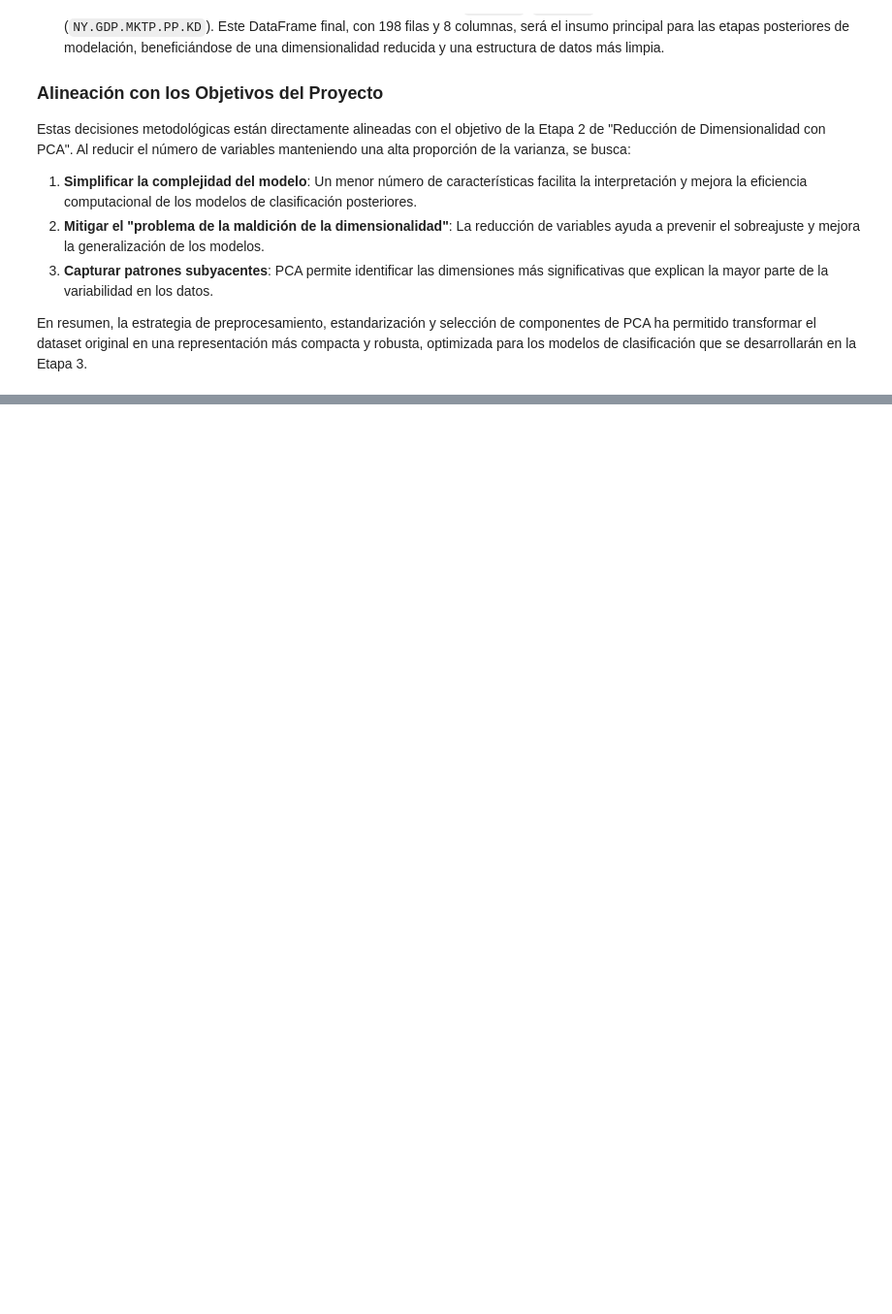
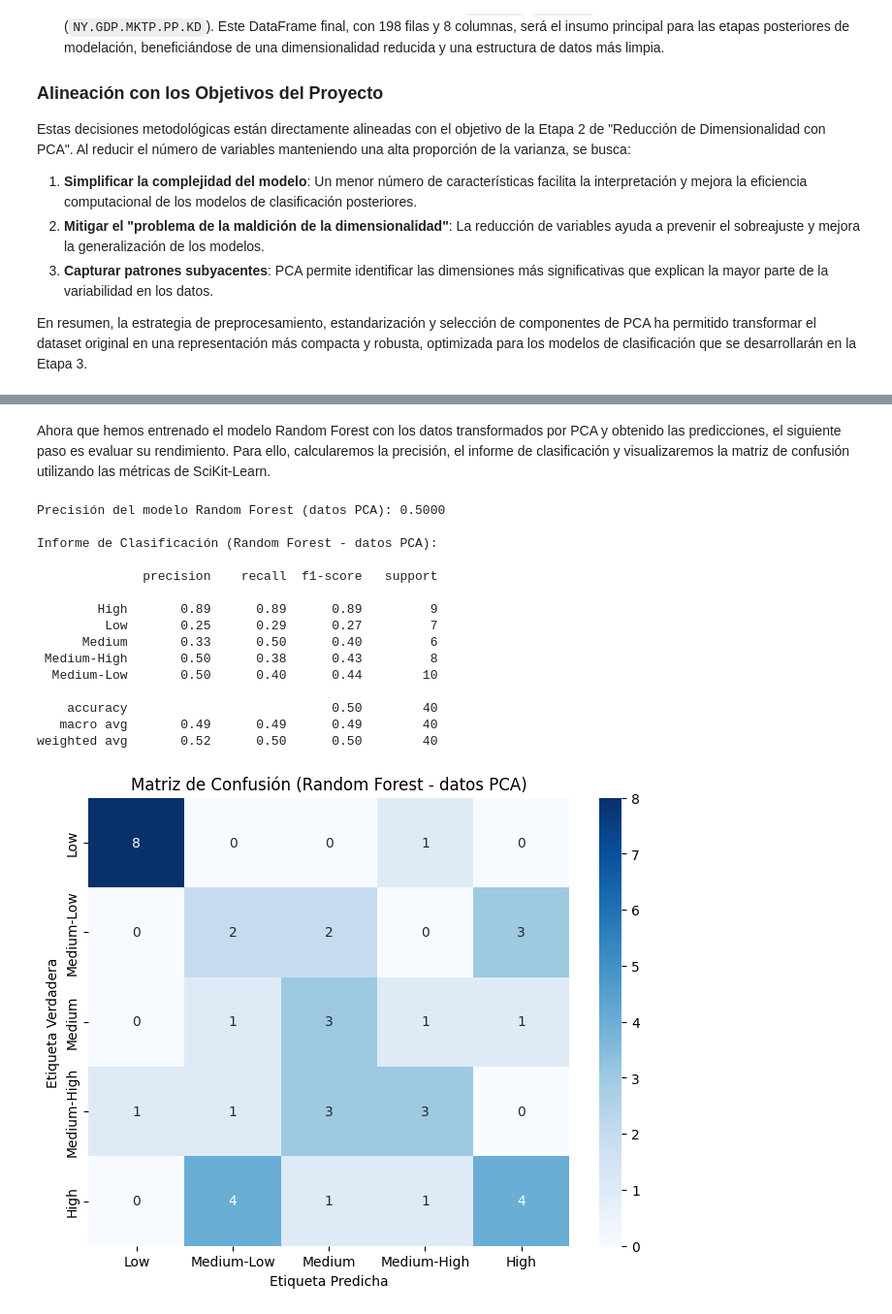
Before and after one commit to felipelarraguibel-art/Portafolio, a Jupyter notebook: Sm17_Examen_FelipeL.ipynb, the cells around one changed output, grey strips where cells are left out. Shown: that part at 97% size. Drawn from its saved outputs; the diff is of its cells as text; code cells hidden in the pictures; blank space fills up the shorter version.

```diff
--- a/Sm17_Examen_FelipeL.ipynb
+++ b/Sm17_Examen_FelipeL.ipynb
@@ -618,0 +1012,15 @@ En resumen, la estrategia de preprocesamiento, estandarización y selección de
+# %%
+from sklearn.ensemble import RandomForestClassifier
+
+# 1. Inicializa un modelo RandomForestClassifier (manteniendo los mismos parámetros que el modelo original si es posible)
+rf_pca = RandomForestClassifier(random_state=42)
+
+# 2. Entrena el modelo Random Forest con los datos PCA de entrenamiento
+rf_pca.fit(X_train_pca, y_train_pca)
+
+# 3. Realiza predicciones sobre el conjunto de prueba con PCA
+y_pred_rf_pca = rf_pca.predict(X_test_pca)
+
+print("Modelo Random Forest entrenado y predicciones realizadas con los datos PCA.")
+print("Primeras 5 predicciones de Random Forest (datos PCA):")
+print(y_pred_rf_pca[:5])
@@ -618,0 +1038,43 @@ En resumen, la estrategia de preprocesamiento, estandarización y selección de
+# %% [markdown]
+
+Ahora que hemos entrenado el modelo Random Forest con los datos transformados por PCA y obtenido las predicciones, el siguiente paso es evaluar su rendimiento. Para ello, calcularemos la precisión, el informe de clasificación y visualizaremos la matriz de confusión utilizando las métricas de SciKit-Learn.
+# %%
+from sklearn.metrics import accuracy_score, classification_report, confusion_matrix
+import seaborn as sns
+import matplotlib.pyplot as plt
+
+# Calcular la precisión del modelo Random Forest
+accuracy_rf_pca = accuracy_score(y_test_pca, y_pred_rf_pca)
+print(f"Precisión del modelo Random Forest (datos PCA): {accuracy_rf_pca:.4f}")
+
+# Generar el informe de clasificación
+print("\nInforme de Clasificación (Random Forest - datos PCA):\n")
+print(classification_report(y_test_pca, y_pred_rf_pca))
+
+# Generar la matriz de confusión
+conf_matrix_rf_pca = confusion_matrix(y_test_pca, y_pred_rf_pca)
+
+plt.figure(figsize=(8, 6))
+sns.heatmap(conf_matrix_rf_pca, annot=True, fmt='d', cmap='Blues',
+            xticklabels=y_pca.cat.categories, yticklabels=y_pca.cat.categories)
+plt.xlabel('Etiqueta Predicha')
+plt.ylabel('Etiqueta Verdadera')
+plt.title('Matriz de Confusión (Random Forest - datos PCA)')
+plt.show()
+# %% [output]
+Precisión del modelo Random Forest (datos PCA): 0.5000
+
+Informe de Clasificación (Random Forest - datos PCA):
+
+              precision    recall  f1-score   support
+
+        High       0.89      0.89      0.89         9
+         Low       0.25      0.29      0.27         7
+      Medium       0.33      0.50      0.40         6
+ Medium-High       0.50      0.38      0.43         8
+  Medium-Low       0.50      0.40      0.44        10
+
+    accuracy                           0.50        40
+   macro avg       0.49      0.49      0.49        40
+weighted avg       0.52      0.50      0.50        40
+[figure, added]
```
Also changed, not shown: parts of 40 cells of this notebook.
